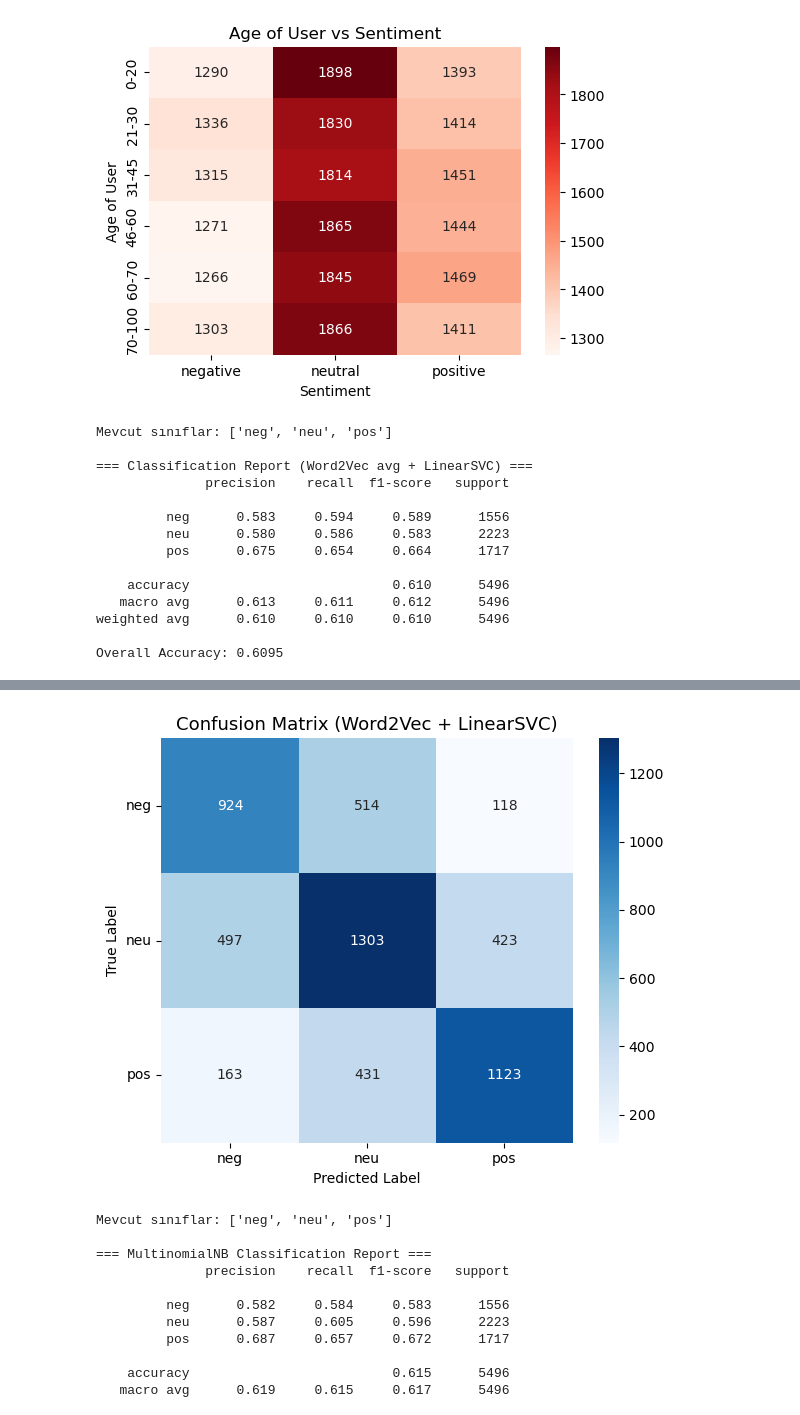
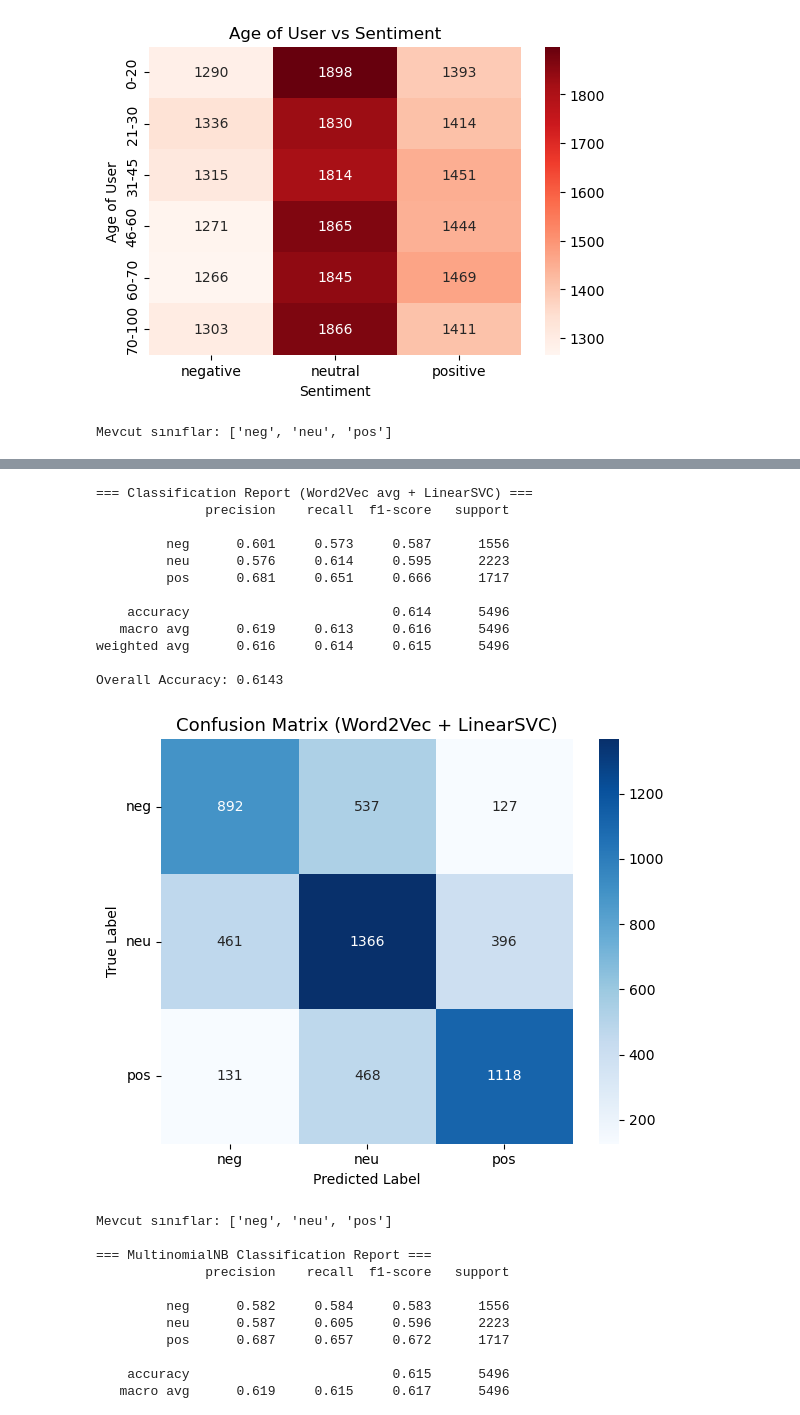
Before and after one commit to yigido-droid/Sentiment_Analysis, a Jupyter notebook: Sentiment.ipynb, the cells around one changed output, grey strips where cells are left out. Cells and saved outputs as stored; diff of their text form; code cells hidden in the pictures.

```diff
--- a/Sentiment.ipynb
+++ b/Sentiment.ipynb
@@ -142,23 +142,58 @@ X_train, X_test, y_train, y_test = train_test_split(
 )
 
 
+from nltk.corpus import stopwords
+nltk.download("stopwords")
+
+# Eğer hem İngilizce hem Türkçe tweet'ler varsa:
+STOPWORDS = set(stopwords.words("english")) | set(stopwords.words("turkish"))
+
 class Word2VecVectorizer(BaseEstimator, TransformerMixin):
     """
-    fit(): yalnızca X_train üzerinde Word2Vec modeli eğitir.
+    fit(): X_train üzerinde Word2Vec modeli eğitir.
     transform(): her doküman için ortalama kelime vektörü döndürür.
+    Stopwords (önemsiz kelimeler) kaldırılır.
     """
-    def __init__(self, size=100, window=5, min_count=2, epochs=10, sg=1, workers=4, seed=42):
+    def __init__(self, size=100, window=5, min_count=2, epochs=10, sg=1, workers=4, seed=42, remove_stopwords=True):
         self.size = size
         self.window = window
         self.min_count = min_count
         self.epochs = epochs
-        self.sg = sg             # 1: Skip-gram, 0: CBOW
+        self.sg = sg
         self.workers = workers
         self.seed = seed
         self.model_ = None
+        self.remove_stopwords = remove_stopwords
 
     def _tokenize(self, text):
-        return simple_preprocess(str(text), deacc=False, min_len=1, max_len=100)
+        tokens = simple_preprocess(str(text), deacc=True, min_len=1, max_len=100)
+        if self.remove_stopwords:
+            tokens = [t for t in tokens if t not in STOPWORDS]
+        return tokens
+
+    def fit(self, X, y=None):
+        sentences = [self._tokenize(t) for t in X]
+        self.model_ = Word2Vec(
+            vector_size=self.size,
+            window=self.window,
+            min_count=self.min_count,
+            sg=self.sg,
+            workers=self.workers,
+            seed=self.seed
+        )
+        self.model_.build_vocab(sentences)
+        self.model_.train(sentences, total_examples=len(sentences), epochs=self.epochs)
+        return self
+
+    def transform(self, X):
+        def doc_vec(tokens):
+            vecs = [self.model_.wv[w] for w in tokens if w in self.model_.wv]
+            if not vecs:
+                return np.zeros(self.size, dtype=np.float32)
+            return np.mean(vecs, axis=0)
+        docs = [self._tokenize(t) for t in X]
+        M = np.vstack([doc_vec(toks) for toks in docs])
+        return M
 
     def fit(self, X, y=None):
         sentences = [self._tokenize(t) for t in X]
@@ -208,16 +243,3 @@ plt.xticks(rotation=0); plt.yticks(rotation=0)
 plt.tight_layout(); plt.show()
 # %% [output]
 Mevcut sınıflar: ['neg', 'neu', 'pos']
-
-=== Classification Report (Word2Vec avg + LinearSVC) ===
-              precision    recall  f1-score   support
-
-         neg      0.583     0.594     0.589      1556
-         neu      0.580     0.586     0.583      2223
-         pos      0.675     0.654     0.664      1717
-
-    accuracy                          0.610      5496
-   macro avg      0.613     0.611     0.612      5496
-weighted avg      0.610     0.610     0.610      5496
-
-Overall Accuracy: 0.6095
@@ -224,4 +249,16 @@ Overall Accuracy: 0.6095
+=== Classification Report (Word2Vec avg + LinearSVC) ===
+              precision    recall  f1-score   support
+
+         neg      0.601     0.573     0.587      1556
+         neu      0.576     0.614     0.595      2223
+         pos      0.681     0.651     0.666      1717
+
+    accuracy                          0.614      5496
+   macro avg      0.619     0.613     0.616      5496
+weighted avg      0.616     0.614     0.615      5496
+
+Overall Accuracy: 0.6143
-[figure, old version]
+[figure, new version]
 # %%
 # TF-IDF Naive Bayes #
 
```
Also changed, not shown: parts of 1 cell of this notebook.
